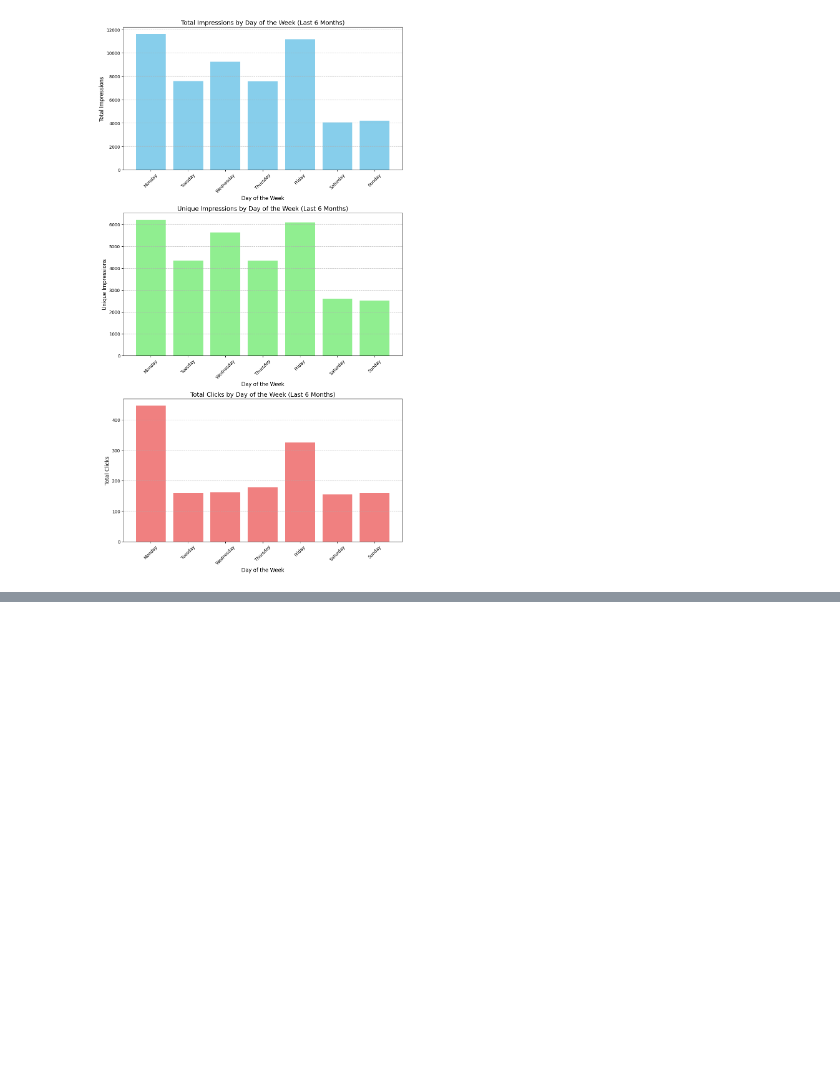
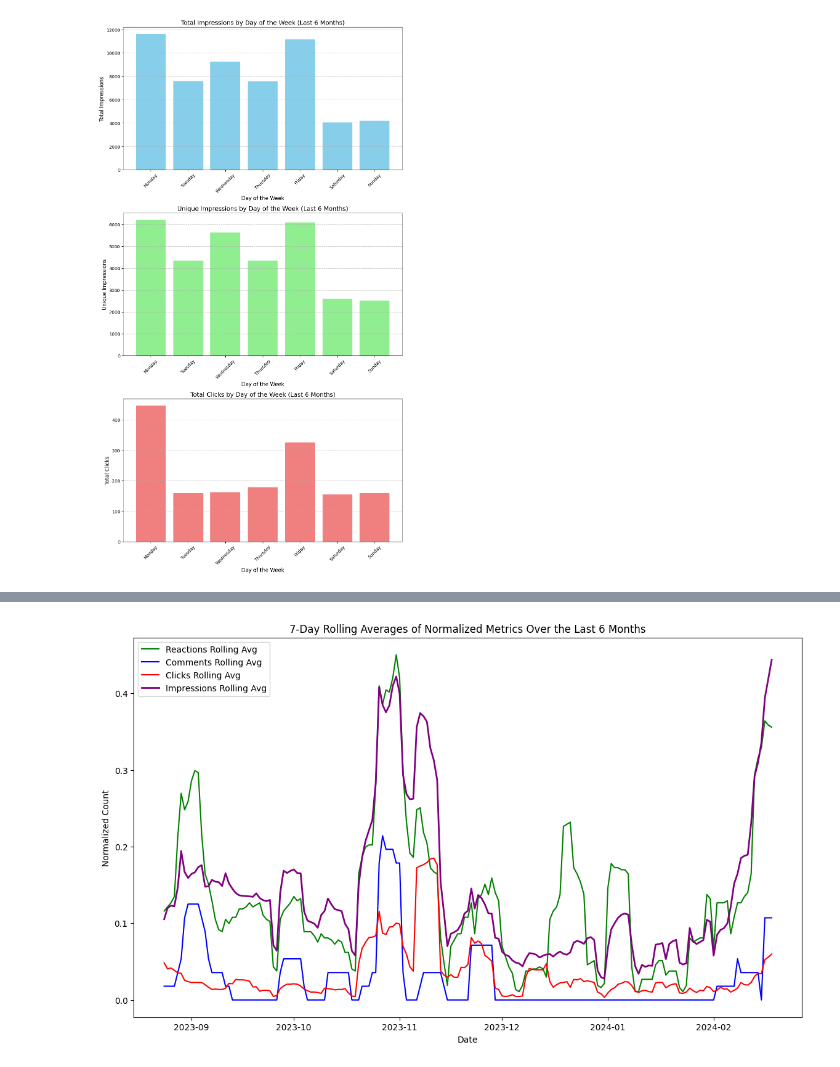
Before and after one commit to brillin/Knowit, a Jupyter notebook: linkedin.ipynb, the cells around one changed output, grey strips where cells are left out. Cells and saved outputs as stored; diff of their text form; code cells hidden in the pictures; blank space fills up the shorter version.

```diff
--- a/linkedin.ipynb
+++ b/linkedin.ipynb
@@ -171,0 +110,51 @@ print(df.tail(10))
+# %%
+import pandas as pd
+import matplotlib.pyplot as plt
+from sklearn.preprocessing import MinMaxScaler
+
+# Load the dataset
+df = pd.read_csv('knowit-connectivity_content_1708421813693 - Metrics.csv')
+
+# Cleaning and preparing the dataset
+# Renaming columns for easier access
+df.columns = [
+    'Date', 'Impressions_organic', 'Impressions_sponsored', 'Impressions_total',
+    'Unique_impressions_organic', 'Clicks_organic', 'Clicks_sponsored', 'Clicks_total',
+    'Reactions_organic', 'Reactions_sponsored', 'Reactions_total', 'Comments_organic',
+    'Comments_sponsored', 'Comments_total', 'Reposts_organic', 'Reposts_sponsored',
+    'Reposts_total', 'Engagement_rate_organic', 'Engagement_rate_sponsored', 'Engagement_rate_total'
+]
+df = df.drop(index=0)  # Dropping the repeated header information
+df['Date'] = pd.to_datetime(df['Date'])  # Converting 'Date' column to datetime format
+numerical_columns = df.columns[1:]  # Converting numerical columns to float
+df[numerical_columns] = df[numerical_columns].astype(float)
+
+# Filtering the dataset for the latest 6 months
+latest_6_months_df = df[df['Date'] >= (df['Date'].max() - pd.DateOffset(months=6))]
+
+# Normalizing the engagement metrics
+scaler = MinMaxScaler()
+columns_to_normalize = ['Reactions_total', 'Comments_total', 'Clicks_total', 'Impressions_total']
+normalized_data = scaler.fit_transform(latest_6_months_df[columns_to_normalize])
+normalized_df = pd.DataFrame(normalized_data, columns=columns_to_normalize, index=latest_6_months_df['Date'])
+
+# Calculating the 7-day rolling averages
+normalized_df['Reactions_total_rolling'] = normalized_df['Reactions_total'].rolling(window=7).mean()
+normalized_df['Comments_total_rolling'] = normalized_df['Comments_total'].rolling(window=7).mean()
+normalized_df['Clicks_total_rolling'] = normalized_df['Clicks_total'].rolling(window=7).mean()
+normalized_df['Impressions_total_rolling'] = normalized_df['Impressions_total'].rolling(window=7).mean()
+
+# Plotting the 7-day rolling averages for the normalized metrics
+plt.figure(figsize=(14, 8))
+plt.plot(normalized_df.index, normalized_df['Reactions_total_rolling'], label='Reactions Rolling Avg', color='green')
+plt.plot(normalized_df.index, normalized_df['Comments_total_rolling'], label='Comments Rolling Avg', color='blue')
+plt.plot(normalized_df.index, normalized_df['Clicks_total_rolling'], label='Clicks Rolling Avg', color='red')
+plt.plot(normalized_df.index, normalized_df['Impressions_total_rolling'], label='Impressions Rolling Avg', color='purple', linewidth=2)
+
+plt.xlabel('Date')
+plt.ylabel('Normalized Count')
+plt.title('7-Day Rolling Averages of Normalized Metrics Over the Last 6 Months')
+plt.legend()
+plt.show()
+# %% [output]
+[figure, added]
```
Also changed, not shown: parts of 3 cells of this notebook.
